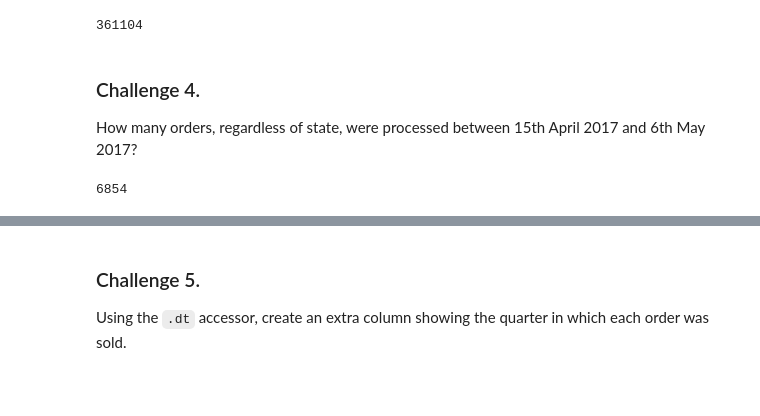
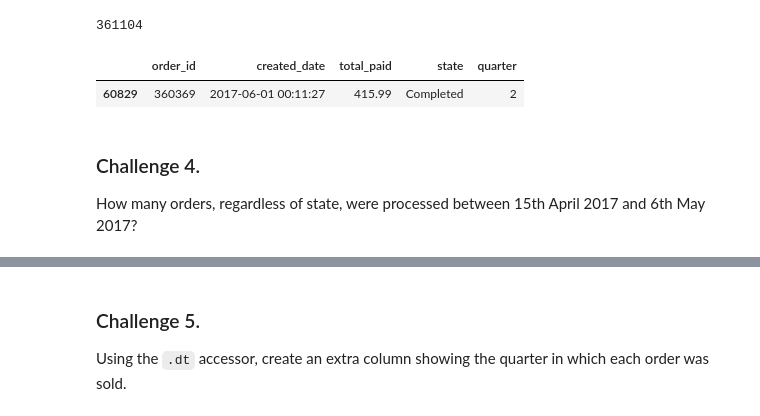
Before and after one commit to Taibur-Raxon/Python, a Jupyter notebook: datetime_challenges.ipynb, the cells around one changed output, grey strips where cells are left out. Saved outputs shown, nothing was run; the diff lists cells and outputs as text; code cells hidden in the pictures; blank space fills up the shorter version.

```diff
--- a/datetime_challenges.ipynb
+++ b/datetime_challenges.ipynb
@@ -332,22 +332,17 @@ first_order_id = sorted_june_2017_orders.iloc[0]['order_id']
 print(first_order_id)
 # %% [output]
 361104
+# %%
+(date_filtering_df
+ .loc[((date_filtering_df["created_date"].dt.month == 6)
+ & (date_filtering_df["created_date"].dt.year == 2017))
+ & (date_filtering_df["state"] == "Completed"),:]
+ .nsmallest(1, "created_date")
+)
+# %% [output]
+|  | order_id | created_date | total_paid | state | quarter |
+| 60829 | 360369 | 2017-06-01 00:11:27 | 415.99 | Completed | 2 |
 # %% [markdown]
 ### Challenge 4.
 
 How many orders, regardless of state, were processed between 15th April 2017 and 6th May 2017?
-# %%
-# Define the date range
-start_date = pd.to_datetime('2017-04-15')
-end_date = pd.to_datetime('2017-05-06')
-
-# Filter the DataFrame for orders within the date range
-orders_in_date_range = date_filtering_df[(date_filtering_df['created_date'] >= start_date) &
-                                         (date_filtering_df['created_date'] <= end_date)]
-
-# Count the number of orders
-num_orders = len(orders_in_date_range)
-
-print(num_orders)
-# %% [output]
-6854
```
Also changed, not shown: parts of 4 cells of this notebook.
